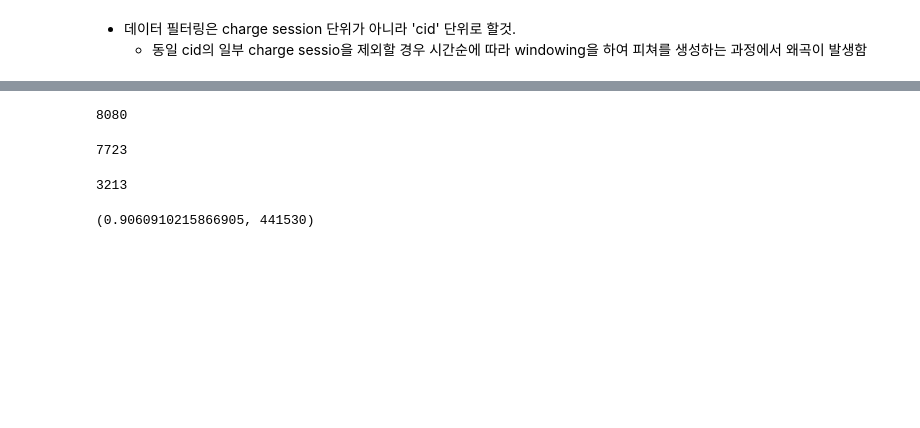
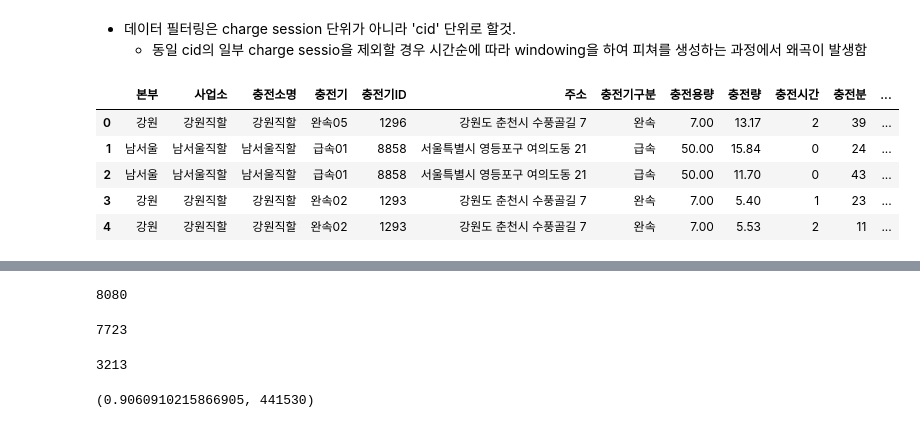
Before and after one commit to easttuna/ev-charger-occupancy-prediction, a Jupyter notebook: notebooks/preprocess.ipynb, the cells around one changed output, grey strips where cells are left out. Drawn from its saved outputs; the diff is of its cells as text; code cells hidden in the pictures; blank space fills up the shorter version.

```diff
--- a/notebooks/preprocess.ipynb
+++ b/notebooks/preprocess.ipynb
@@ -11,6 +11,15 @@ pd.options.display.float_format = '{: .2f}'.format
 df = pd.read_csv('../data/한국전력공사_전기차충전소충전량(202107_202112).csv',
                  parse_dates=['충전종료일자', '충전시작시각', '충전종료시각'],
                  encoding='cp949')
+# %%
+df.head()
+# %% [output]
+|  | 본부 | 사업소 | 충전소명 | 충전기 | 충전기ID | 주소 | 충전기구분 | 충전용량 | 충전량 | 충전시간 | 충전분 | ... |
+| 0 | 강원 | 강원직할 | 강원직할 | 완속05 | 1296 | 강원도 춘천시 수풍골길 7 | 완속 | 7.00 | 13.17 | 2 | 39 | ... |
+| 1 | 남서울 | 남서울직할 | 남서울직할 | 급속01 | 8858 | 서울특별시 영등포구 여의도동 21 | 급속 | 50.00 | 15.84 | 0 | 24 | ... |
+| 2 | 남서울 | 남서울직할 | 남서울직할 | 급속01 | 8858 | 서울특별시 영등포구 여의도동 21 | 급속 | 50.00 | 11.70 | 0 | 43 | ... |
+| 3 | 강원 | 강원직할 | 강원직할 | 완속02 | 1293 | 강원도 춘천시 수풍골길 7 | 완속 | 7.00 | 5.40 | 1 | 23 | ... |
+| 4 | 강원 | 강원직할 | 강원직할 | 완속02 | 1293 | 강원도 춘천시 수풍골길 7 | 완속 | 7.00 | 5.53 | 2 | 11 | ... |
 # %%
 drop_cols = ['본부', '사업소', '충전소명', '충전기', '주소', '충전종료일자']
 rename_dict = {'충전기ID':'cid', '충전기구분':'charger_type', '충전용량':'charging_power',
```
Also changed, not shown: parts of 20 cells of this notebook.
